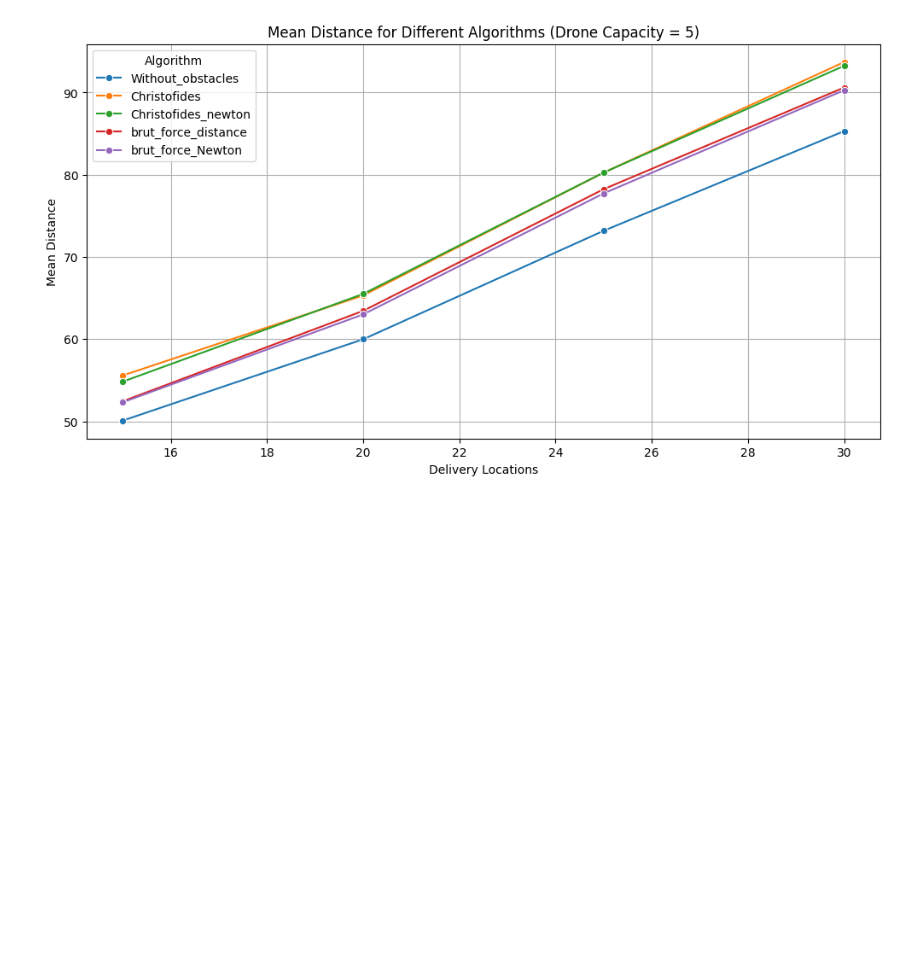
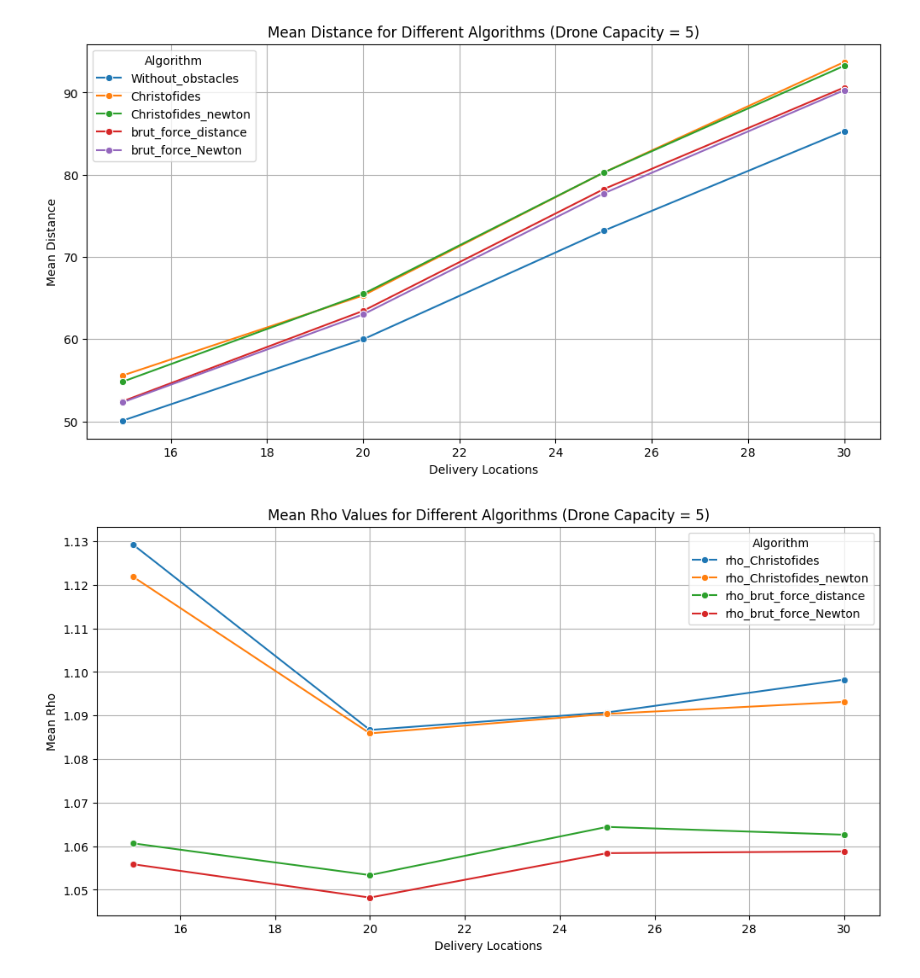
Before and after one commit to Grey-Hat-07/drone_obstacle, a Jupyter notebook: Drone_performance_k.ipynb, the cells around one changed output. Cells and saved outputs as stored; diff of their text form; code cells hidden in the pictures; blank space fills up the shorter version.

```diff
--- a/Drone_performance_k.ipynb
+++ b/Drone_performance_k.ipynb
@@ -40,25 +40,27 @@ plt.show()
 # %% [output]
 [figure]
 # %%
-# df_cap_k['rho_Christofides'] = df_cap_k['Christofides'] / df_cap_k['Without_obstacles']
-# df_cap_k['rho_Christofides_newton'] = df_cap_k['Christofides_newton'] / df_cap_k['Without_obstacles']
-# df_cap_k['rho_brut_force_distance'] = df_cap_k['brut_force_distance'] / df_cap_k['Without_obstacles']
-# df_cap_k['rho_brut_force_Newton'] = df_cap_k['brut_force_Newton'] / df_cap_k['Without_obstacles']
+df_filtered['rho_Christofides'] = df_filtered['Christofides'] / df_filtered['Without_obstacles']
+df_filtered['rho_Christofides_newton'] = df_filtered['Christofides_newton'] / df_filtered['Without_obstacles']
+df_filtered['rho_brut_force_distance'] = df_filtered['brut_force_distance'] / df_filtered['Without_obstacles']
+df_filtered['rho_brut_force_Newton'] = df_filtered['brut_force_Newton'] / df_filtered['Without_obstacles']
 
-# # Group the data by delivery_locations and calculate the mean
-# mean_rho = df_cap_k.groupby('delivary_locations')[['rho_Christofides', 'rho_Christofides_newton', 'rho_brut_force_distance', 'rho_brut_force_Newton']].mean().reset_index()
+# Group the data by delivery_locations and calculate the mean
+mean_rho = df_filtered.groupby('delivary_locations')[['rho_Christofides', 'rho_Christofides_newton', 'rho_brut_force_distance', 'rho_brut_force_Newton']].mean().reset_index()
 
-# # Melt the DataFrame to have 'algorithm' and 'rho' columns for plotting
-# mean_rho_melt = pd.melt(mean_rho, id_vars=['delivary_locations'], value_vars=['rho_Christofides', 'rho_Christofides_newton', 'rho_brut_force_distance', 'rho_brut_force_Newton'], var_name='Algorithm', value_name='Mean Rho')
+# Melt the DataFrame to have 'algorithm' and 'rho' columns for plotting
+mean_rho_melt = pd.melt(mean_rho, id_vars=['delivary_locations'], value_vars=['rho_Christofides', 'rho_Christofides_newton', 'rho_brut_force_distance', 'rho_brut_force_Newton'], var_name='Algorithm', value_name='Mean Rho')
 
-# # Plot the line plot using seaborn
-# plt.figure(figsize=(12, 6))
-# sns.lineplot(x='delivary_locations', y='Mean Rho', hue='Algorithm', marker='o', data=mean_rho_melt)
-# plt.title('Mean Rho Values for Different Algorithms (Drone Capacity = 5)')
-# plt.xlabel('Delivery Locations')
-# plt.ylabel('Mean Rho')
-# plt.grid(True)
-# plt.show()
+# Plot the line plot using seaborn
+plt.figure(figsize=(12, 6))
+sns.lineplot(x='delivary_locations', y='Mean Rho', hue='Algorithm', marker='o', data=mean_rho_melt)
+plt.title('Mean Rho Values for Different Algorithms (Drone Capacity = 5)')
+plt.xlabel('Delivery Locations')
+plt.ylabel('Mean Rho')
+plt.grid(True)
+plt.show()
+# %% [output]
+[figure, added]
 # %%
 df_filtered_8 = df_cap_k[df_cap_k['drone_capacity'] == 8]
 df_filtered_8.tail()
```
Also changed, not shown: parts of 2 cells of this notebook, 2 other files.
